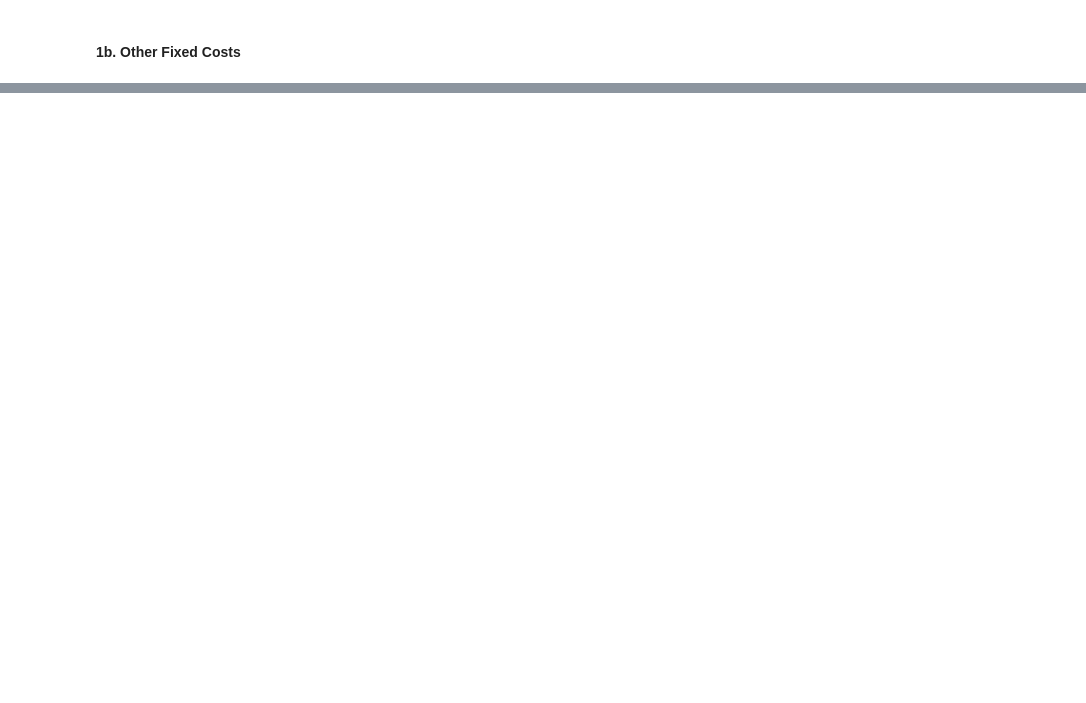
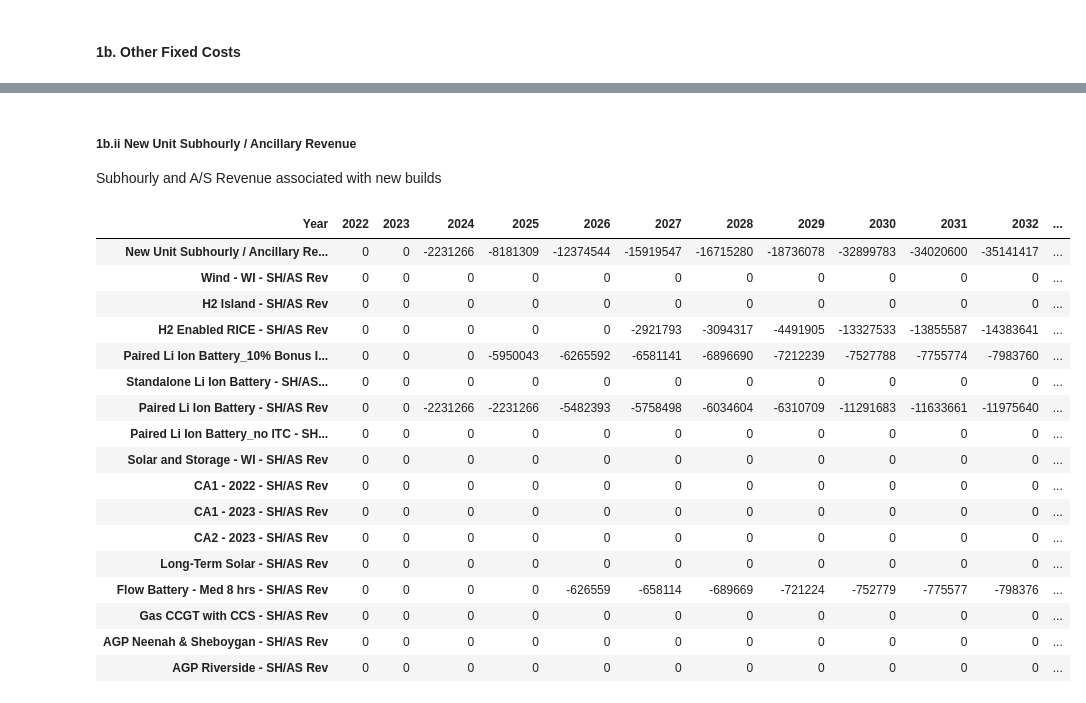
Before and after one commit to anyalomsadzeCRA/WPL-Financial-Model, a Jupyter notebook: WPL Financial Model.ipynb, the cells around one changed output, grey strips where cells are left out. Cells and saved outputs as stored; diff of their text form; code cells hidden in the pictures; blank space fills up the shorter version.

```diff
--- a/WPL Financial Model.ipynb
+++ b/WPL Financial Model.ipynb
@@ -362,0 +288,48 @@ FOM_portfolio_cost_df.style.format(precision=0)
+# %% [markdown]
+##### 1b.ii New Unit Subhourly / Ancillary Revenue
+Subhourly and A/S Revenue associated with new builds
+# %%
+# Create an empty dictionary to store yearly AS_RT costs by resource
+AS_RT_yearly_by_resource_dict = {}
+
+# Add the 'Year' key and assign the years we have for FOM as its value
+AS_RT_yearly_by_resource_dict['Year'] = FOM_years
+
+# Iterate through each resource in the columns of AS_RT_inputs
+for resource in AS_RT_inputs.columns:
+    # Get the yearly AS_RT values for the current resource and save to dictionary
+    yearly_AS_RT = get_resource_AS_RT(resource, cumulative_installed_capacity_MW_df, AS_RT_inputs).values[0]
+    AS_RT_yearly_by_resource_dict[resource + ' - SH/AS Rev'] = yearly_AS_RT
+
+# Create a DataFrame from the dictionary
+AS_RT_portfolio_cost_df = pd.DataFrame(AS_RT_yearly_by_resource_dict)
+
+# Set 'Year' as the index and transpose the DataFrame
+AS_RT_portfolio_cost_df.set_index('Year', inplace=True)
+AS_RT_portfolio_cost_df = AS_RT_portfolio_cost_df.T
+
+# Calculate the total O&M and add it as a new row in the DataFrame
+new_unit_AS_RT_yearly_sum = AS_RT_portfolio_cost_df.sum(axis=0, skipna=True)
+AS_RT_portfolio_cost_df = pd.concat([AS_RT_portfolio_cost_df.iloc[:0], pd.DataFrame([new_unit_AS_RT_yearly_sum]), AS_RT_portfolio_cost_df.iloc[0:]])
+AS_RT_portfolio_cost_df.rename(index={AS_RT_portfolio_cost_df.index[0]: 'New Unit Subhourly / Ancillary Revenue'}, inplace=True)
+
+AS_RT_portfolio_cost_df.style.format(precision=0)
+# %% [output]
+| Year | 2022 | 2023 | 2024 | 2025 | 2026 | 2027 | 2028 | 2029 | 2030 | 2031 | 2032 | ... |
+| New Unit Subhourly / Ancillary Re... | 0 | 0 | -2231266 | -8181309 | -12374544 | -15919547 | -16715280 | -18736078 | -32899783 | -34020600 | -35141417 | ... |
+| Wind - WI - SH/AS Rev | 0 | 0 | 0 | 0 | 0 | 0 | 0 | 0 | 0 | 0 | 0 | ... |
+| H2 Island - SH/AS Rev | 0 | 0 | 0 | 0 | 0 | 0 | 0 | 0 | 0 | 0 | 0 | ... |
+| H2 Enabled RICE - SH/AS Rev | 0 | 0 | 0 | 0 | 0 | -2921793 | -3094317 | -4491905 | -13327533 | -13855587 | -14383641 | ... |
+| Paired Li Ion Battery_10% Bonus I... | 0 | 0 | 0 | -5950043 | -6265592 | -6581141 | -6896690 | -7212239 | -7527788 | -7755774 | -7983760 | ... |
+| Standalone Li Ion Battery - SH/AS... | 0 | 0 | 0 | 0 | 0 | 0 | 0 | 0 | 0 | 0 | 0 | ... |
+| Paired Li Ion Battery - SH/AS Rev | 0 | 0 | -2231266 | -2231266 | -5482393 | -5758498 | -6034604 | -6310709 | -11291683 | -11633661 | -11975640 | ... |
+| Paired Li Ion Battery_no ITC - SH... | 0 | 0 | 0 | 0 | 0 | 0 | 0 | 0 | 0 | 0 | 0 | ... |
+| Solar and Storage - WI - SH/AS Rev | 0 | 0 | 0 | 0 | 0 | 0 | 0 | 0 | 0 | 0 | 0 | ... |
+| CA1 - 2022 - SH/AS Rev | 0 | 0 | 0 | 0 | 0 | 0 | 0 | 0 | 0 | 0 | 0 | ... |
+| CA1 - 2023 - SH/AS Rev | 0 | 0 | 0 | 0 | 0 | 0 | 0 | 0 | 0 | 0 | 0 | ... |
+| CA2 - 2023 - SH/AS Rev | 0 | 0 | 0 | 0 | 0 | 0 | 0 | 0 | 0 | 0 | 0 | ... |
+| Long-Term Solar - SH/AS Rev | 0 | 0 | 0 | 0 | 0 | 0 | 0 | 0 | 0 | 0 | 0 | ... |
+| Flow Battery - Med 8 hrs - SH/AS Rev | 0 | 0 | 0 | 0 | -626559 | -658114 | -689669 | -721224 | -752779 | -775577 | -798376 | ... |
+| Gas CCGT with CCS - SH/AS Rev | 0 | 0 | 0 | 0 | 0 | 0 | 0 | 0 | 0 | 0 | 0 | ... |
+| AGP Neenah & Sheboygan - SH/AS Rev | 0 | 0 | 0 | 0 | 0 | 0 | 0 | 0 | 0 | 0 | 0 | ... |
+| AGP Riverside - SH/AS Rev | 0 | 0 | 0 | 0 | 0 | 0 | 0 | 0 | 0 | 0 | 0 | ... |
```
Also changed, not shown: parts of 21 cells of this notebook, 3 other files.
